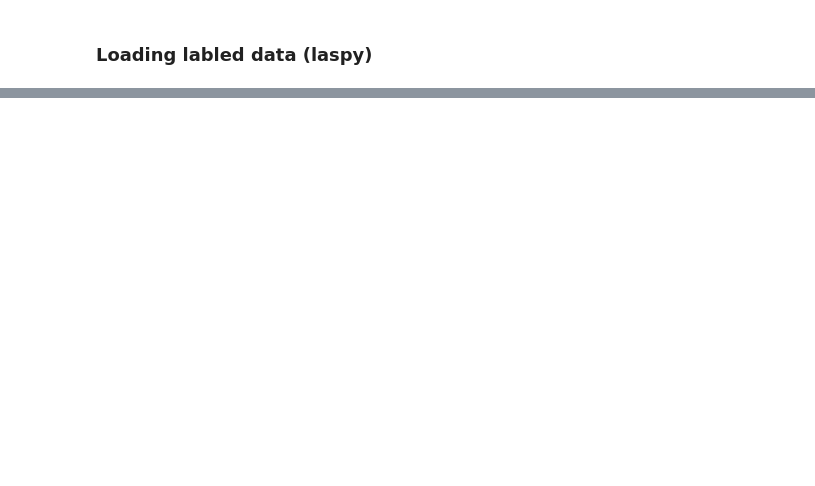
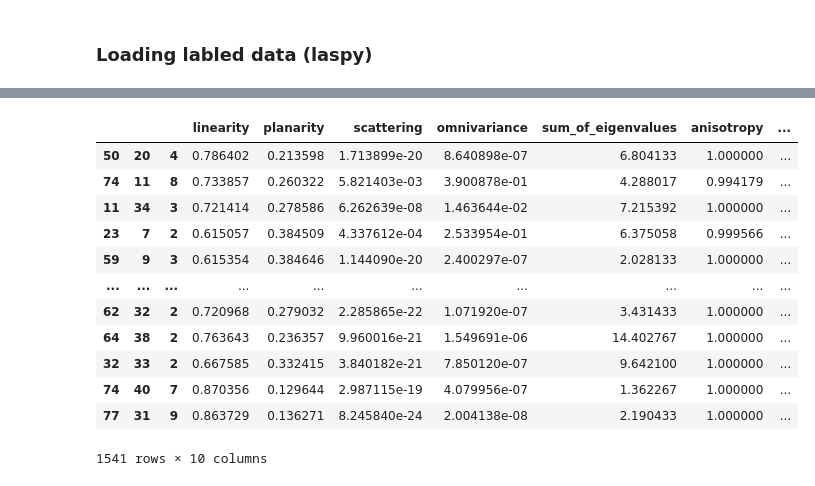
Before and after one commit to rebekk1110/3dFinalProject, a Jupyter notebook: main.ipynb, the cells around one changed output, grey strips where cells are left out. Drawn from its saved outputs; the diff is of its cells as text; code cells hidden in the pictures; blank space fills up the shorter version.

```diff
--- a/main.ipynb
+++ b/main.ipynb
@@ -44,12 +61,6 @@ def load_point_cloud(file_path, max_points=None):
 # %%
-def df_to_o3d_point_cloud(df):
-    points = df[['x', 'y', 'z']].values
-    pcd = o3d.geometry.PointCloud()
-    pcd.points = o3d.utility.Vector3dVector(points)
-    return pcd
-
-# Step 3: Voxelize the Point Cloud using Open3D
-def voxelize_point_cloud(pcd, voxel_size=1.0):
-    # Apply voxelization
-    voxel_grid = o3d.geometry.VoxelGrid.create_from_point_cloud(pcd, voxel_size=voxel_size)
-    return voxel_grid
+voxel_size = 6
+points = df[['x', 'y', 'z']].values
+pcd = o3d.geometry.PointCloud()
+pcd.points = o3d.utility.Vector3dVector(points)
+voxel_grid = o3d.geometry.VoxelGrid.create_from_point_cloud(pcd, voxel_size=voxel_size)
@@ -93,0 +69,11 @@ Loading up to 100000 points...
+# %%
+# Bounding box for splitting
+x_min, y_min, z_min = df[['x', 'y', 'z']].min()
+x_max, y_max, z_max = df[['x', 'y', 'z']].max()
+
+# Diagonal line parameters
+b = y_min - x_min  # Intercept
+m = 1  # Slope (diagonal line)
+
+offset = (y_max - y_min) * -0.1  # Adjust this to shift the diagonal lower, e.g., 10% of the y-axis range
+threshold_factor=0
@@ -93,0 +92,5 @@ Loading up to 100000 points...
+# %%
+# Step 4: Calculate features for each voxel
+voxel_features = {}
+training_indices = []
+test_indices = []
@@ -93,0 +203,16 @@ Loading up to 100000 points...
+# %%
+features_df
+# %% [output]
+|  |  |  | linearity | planarity | scattering | omnivariance | sum_of_eigenvalues | anisotropy | ... |
+| 50 | 20 | 4 | 0.786402 | 0.213598 | 1.713899e-20 | 8.640898e-07 | 6.804133 | 1.000000 | ... |
+| 74 | 11 | 8 | 0.733857 | 0.260322 | 5.821403e-03 | 3.900878e-01 | 4.288017 | 0.994179 | ... |
+| 11 | 34 | 3 | 0.721414 | 0.278586 | 6.262639e-08 | 1.463644e-02 | 7.215392 | 1.000000 | ... |
+| 23 | 7 | 2 | 0.615057 | 0.384509 | 4.337612e-04 | 2.533954e-01 | 6.375058 | 0.999566 | ... |
+| 59 | 9 | 3 | 0.615354 | 0.384646 | 1.144090e-20 | 2.400297e-07 | 2.028133 | 1.000000 | ... |
+| ... | ... | ... | ... | ... | ... | ... | ... | ... | ... |
+| 62 | 32 | 2 | 0.720968 | 0.279032 | 2.285865e-22 | 1.071920e-07 | 3.431433 | 1.000000 | ... |
+| 64 | 38 | 2 | 0.763643 | 0.236357 | 9.960016e-21 | 1.549691e-06 | 14.402767 | 1.000000 | ... |
+| 32 | 33 | 2 | 0.667585 | 0.332415 | 3.840182e-21 | 7.850120e-07 | 9.642100 | 1.000000 | ... |
+| 74 | 40 | 7 | 0.870356 | 0.129644 | 2.987115e-19 | 4.079956e-07 | 1.362267 | 1.000000 | ... |
+| 77 | 31 | 9 | 0.863729 | 0.136271 | 8.245840e-24 | 2.004138e-08 | 2.190433 | 1.000000 | ... |
+1541 rows × 10 columns
```
Also changed, not shown: parts of 50 cells of this notebook, 42 other files.
